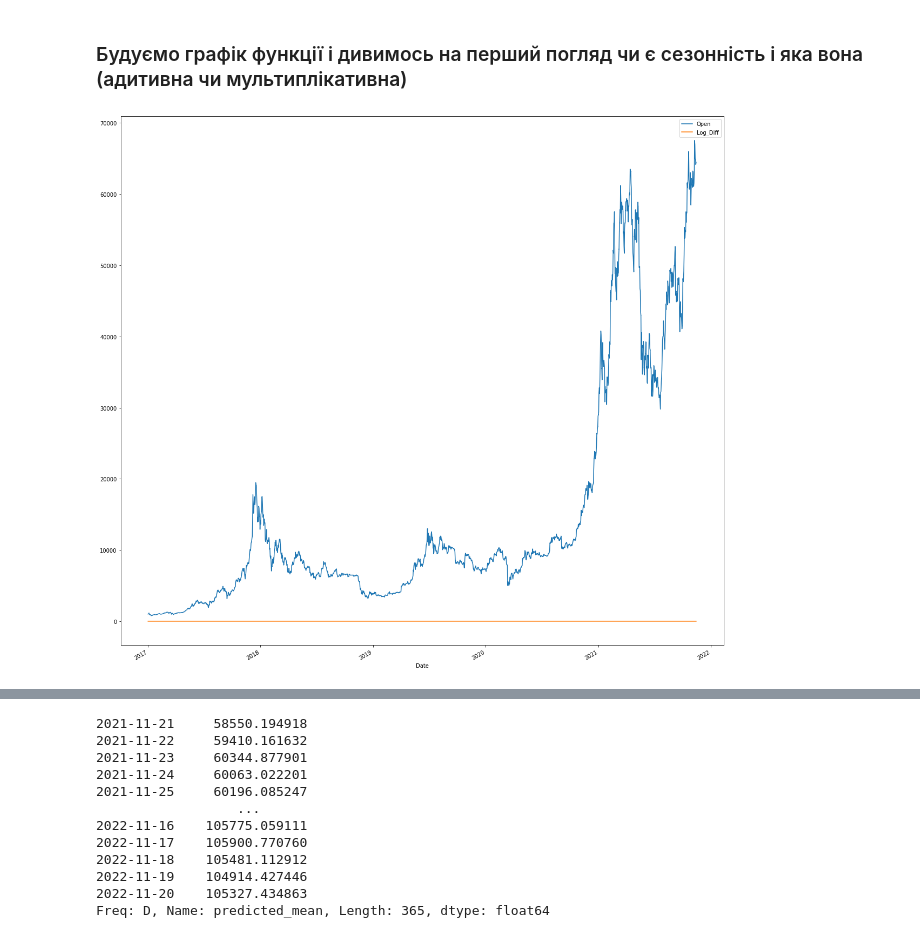
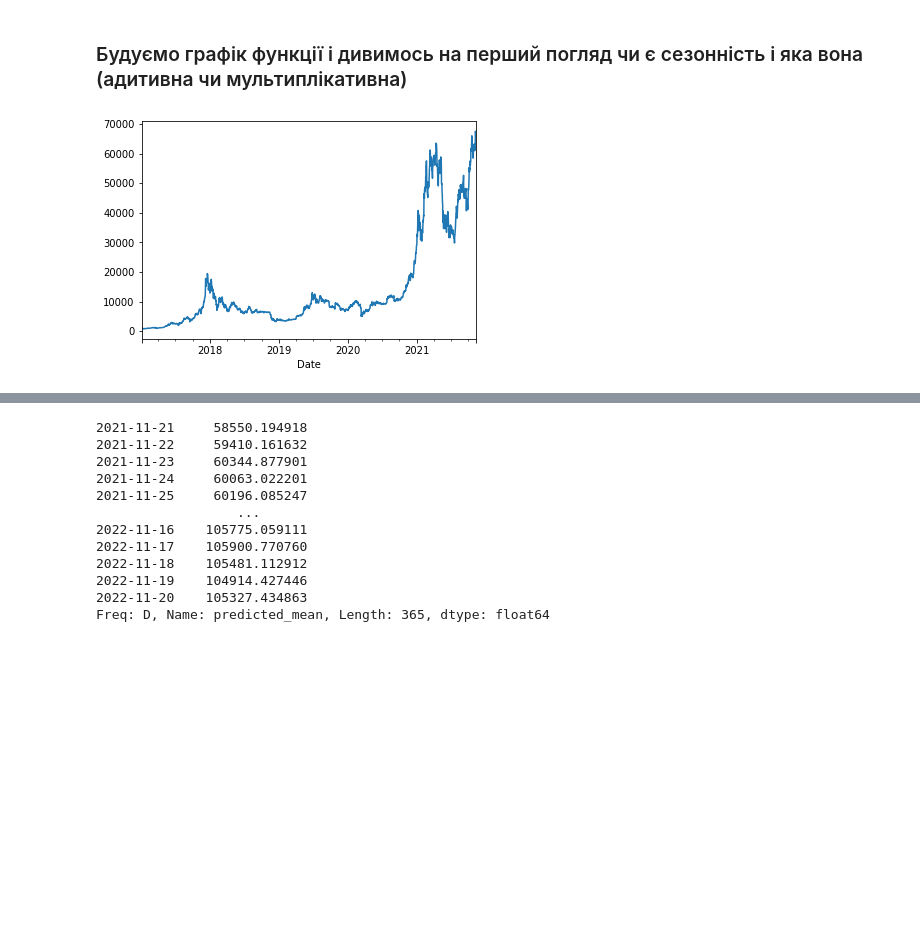
Before and after one commit to optimist2point0/exchange_rate_forecast, a Jupyter notebook: Notebooks/Some predictions.ipynb, the cells around one changed output, grey strips where cells are left out. Cells and saved outputs as stored; diff of their text form; code cells hidden in the pictures; blank space fills up the shorter version.

```diff
--- a/Notebooks/Some predictions.ipynb
+++ b/Notebooks/Some predictions.ipynb
@@ -78,4 +42,0 @@ data_1.set_index('Date', inplace = True)
-# %%
-import numpy as np
-dataset['Log'] = np.log(dataset['Open'])
-dataset['Log_Diff'] = dataset['Log'] - dataset['Log'].shift(1)
@@ -87,4 +42,0 @@ data_1 = data_1[1:]
-# %%
-dataset = pd.concat([data, data_1], axis = 0)
-# %%
-dataset.drop_duplicates(inplace = True)
@@ -99,2 +46,0 @@ dataset.shape
-# %%
-dataset = dataset[1:]
@@ -125,6 +60,6 @@ memory usage: 55.6 KB
 # %% [markdown]
 ### Будуємо графік функції і дивимось на перший погляд чи є сезонність і яка вона (адитивна чи мультиплікативна)
 # %%
-ax = dataset.plot()
+ax = dataset['Open'].plot()
 # %% [output]
-[figure, old version]
+[figure, new version]
```
Also changed, not shown: parts of 38 cells of this notebook, 2 other files.
